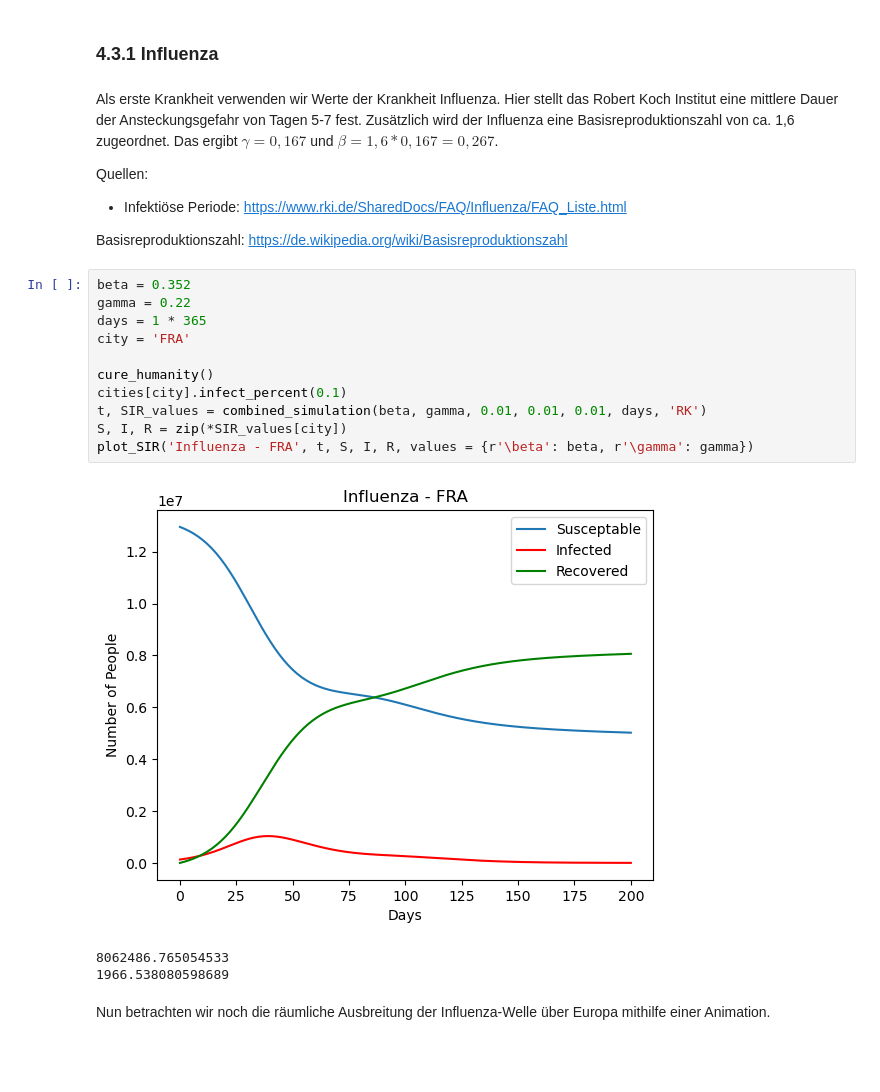
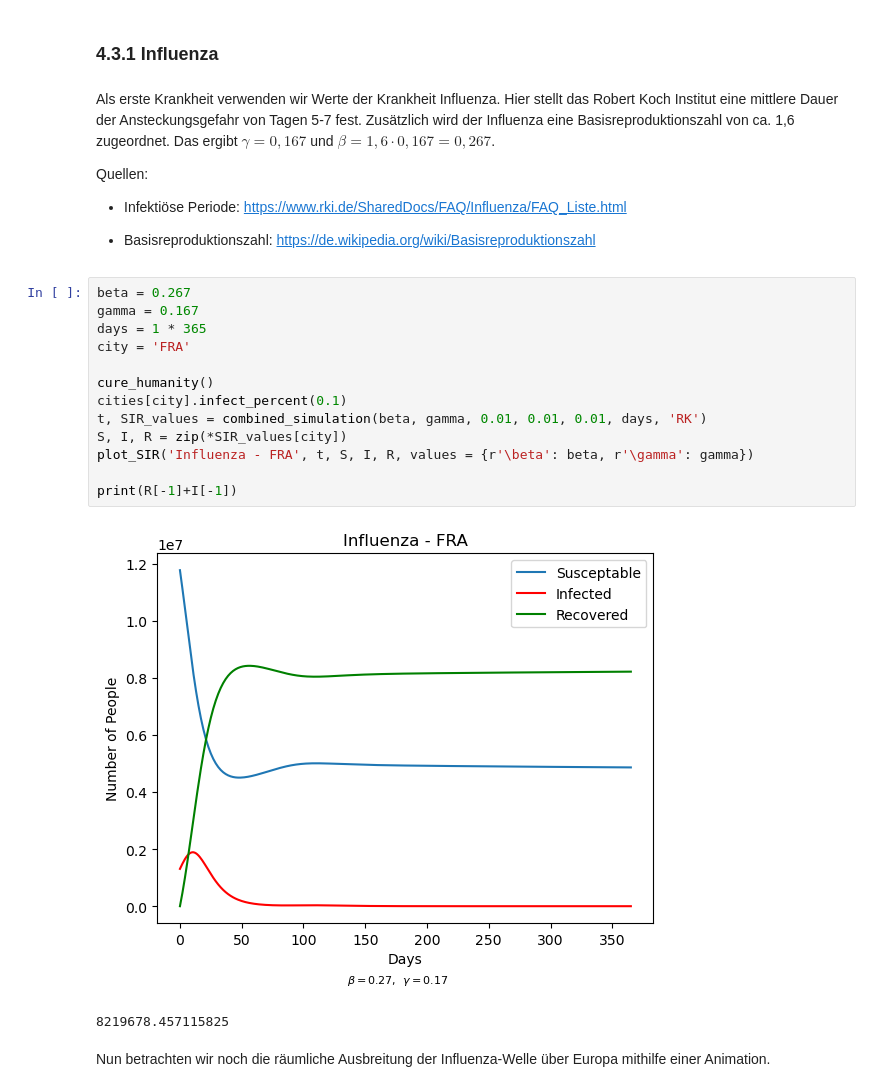
Before and after one commit to LoloSpirit/PlagueInc, a Jupyter notebook: Ausarbeitung_Projekt.ipynb, the cells around one changed output. Saved outputs shown, nothing was run; the diff lists cells and outputs as text; blank space fills up the shorter version.

```diff
--- a/Ausarbeitung_Projekt.ipynb
+++ b/Ausarbeitung_Projekt.ipynb
@@ -789,28 +766,29 @@ Um ein Gefühl für unsere implementierte Simulation zu bekommen, testen wir nun
 # %% [markdown]
 ### 4.3.1 Influenza
 # %% [markdown]
-Als erste Krankheit verwenden wir Werte der Krankheit Influenza. Hier stellt das Robert Koch Institut eine mittlere Dauer der Ansteckungsgefahr von Tagen 5-7 fest. Zusätzlich wird der Influenza eine Basisreproduktionszahl von ca. 1,6 zugeordnet. Das ergibt $\gamma = 0,167$ und $\beta = 1,6 * 0,167 = 0,267$.
+Als erste Krankheit verwenden wir Werte der Krankheit Influenza. Hier stellt das Robert Koch Institut eine mittlere Dauer der Ansteckungsgefahr von Tagen 5-7 fest. Zusätzlich wird der Influenza eine Basisreproduktionszahl von ca. 1,6 zugeordnet. Das ergibt $\gamma = 0,167$ und $\beta = 1,6 \cdot 0,167 = 0,267$.
 
 Quellen:
 
 - Infektiöse Periode: https://www.rki.de/SharedDocs/FAQ/Influenza/FAQ_Liste.html
 
-Basisreproduktionszahl: https://de.wikipedia.org/wiki/Basisreproduktionszahl
+- Basisreproduktionszahl: https://de.wikipedia.org/wiki/Basisreproduktionszahl
 # %%
-beta = 0.352
-gamma = 0.22
+beta = 0.267
+gamma = 0.167
 days = 1 * 365
 city = 'FRA'
 
 cure_humanity()
 cities[city].infect_percent(0.1)
 t, SIR_values = combined_simulation(beta, gamma, 0.01, 0.01, 0.01, days, 'RK')
 S, I, R = zip(*SIR_values[city])
 plot_SIR('Influenza - FRA', t, S, I, R, values = {r'\beta': beta, r'\gamma': gamma})
+
+print(R[-1]+I[-1])
 # %% [output]
-[figure, old version]
+[figure, new version]
-8062486.765054533
-1966.538080598689
+8219678.457115825
 # %% [markdown]
 Nun betrachten wir noch die räumliche Ausbreitung der Influenza-Welle über Europa mithilfe einer Animation.
 # %%
```
Also changed, not shown: parts of 16 cells of this notebook.
